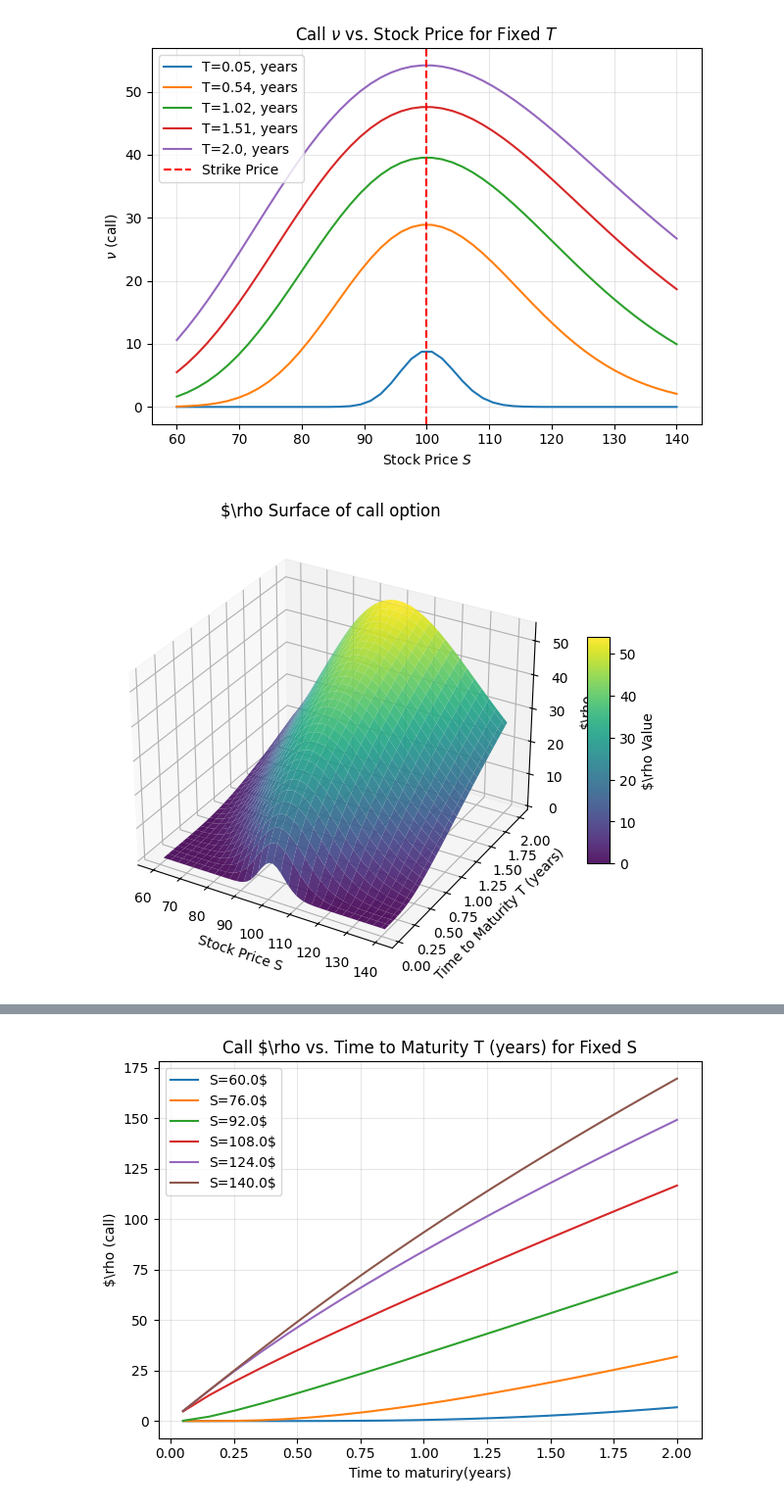
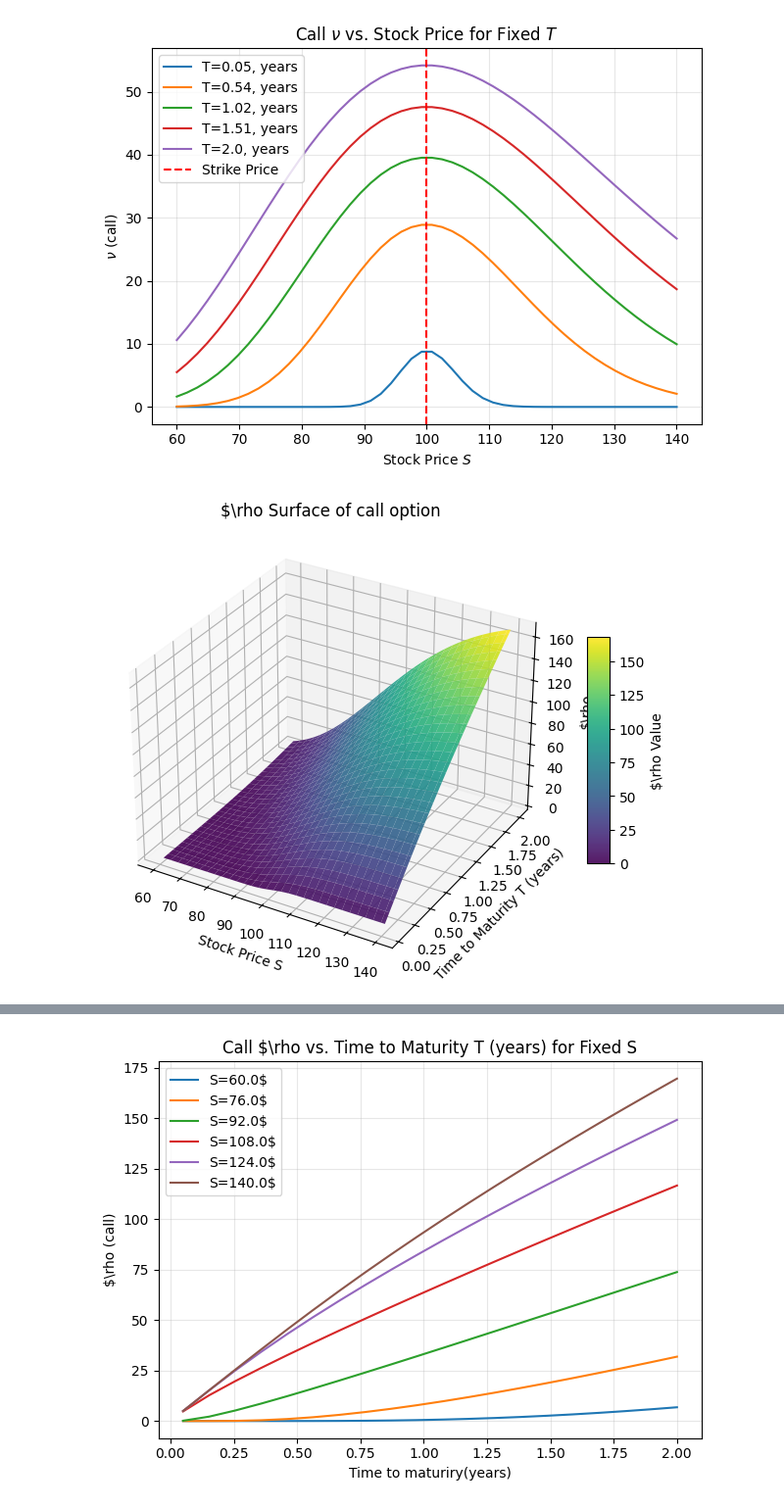
Before and after one commit to conformist89/greeks, a Jupyter notebook: greeks.ipynb, the cells around one changed output, grey strips where cells are left out. Shown at 98% size. Saved outputs shown, nothing was run; the diff lists cells and outputs as text; code cells hidden in the pictures.

```diff
--- a/greeks.ipynb
+++ b/greeks.ipynb
@@ -326,7 +326,7 @@ plot_greek_vs_S("vega", K, r, sigm,fixed_time,
 # %% [output]
 [figure]
 # %%
-rho_call = greek_vega(K, S_grid, r, sigm, T_grid, "rho")
+rho_call = greek_rho(K, S_grid, r, sigm, T_grid, "call")
 delta_3d_surf(rho_call, S_grid, T_grid, "rho", opt_type="call")
 # %% [output]
-[figure, old version]
+[figure, new version]
```
Also changed, not shown: parts of 3 cells of this notebook.
